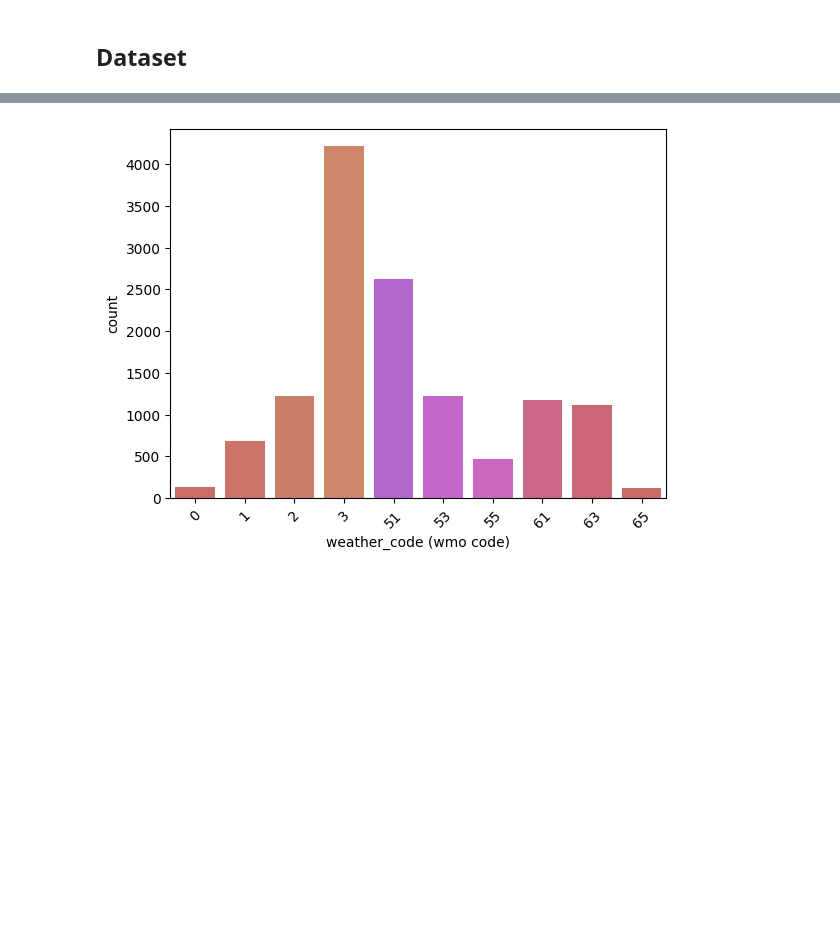
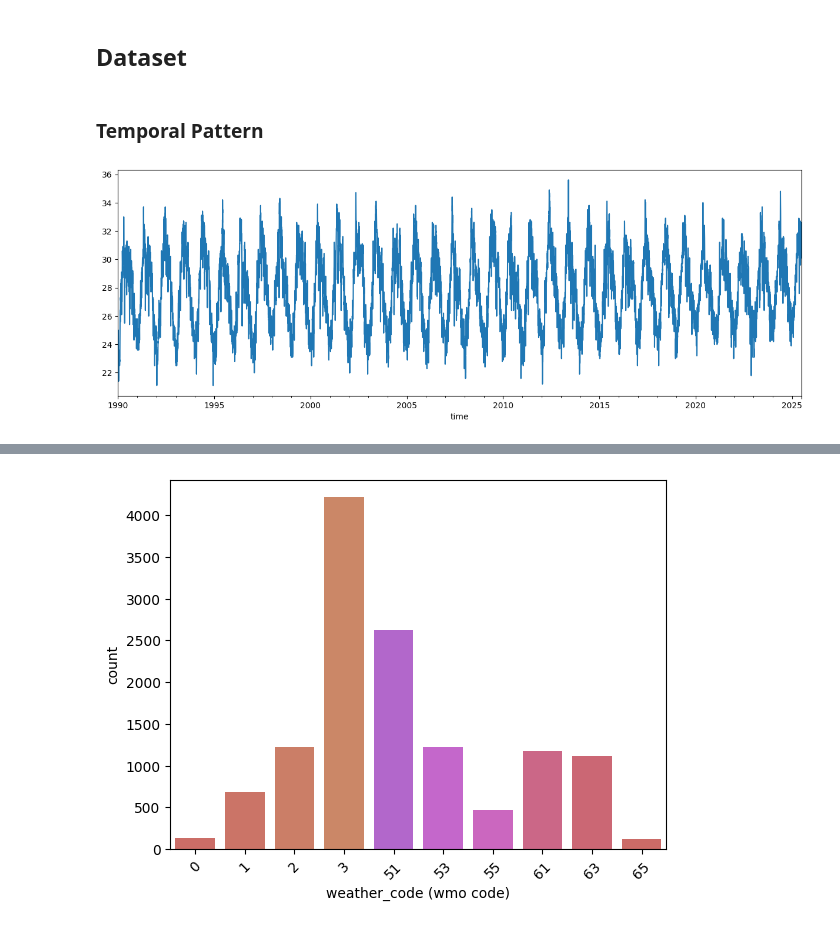
Before and after one commit to Kpranav-Kp/Weather-Prediction, a Jupyter notebook: Weather_Prediction.ipynb, the cells around one changed output, grey strips where cells are left out. Cells and saved outputs as stored; diff of their text form; code cells hidden in the pictures; blank space fills up the shorter version.

```diff
--- a/Weather_Prediction.ipynb
+++ b/Weather_Prediction.ipynb
@@ -16,3 +16,10 @@ import joblib
 weather = pd.read_csv("weather_data_35_years.csv", index_col="time")
 # %%
 weather.index = pd.to_datetime(weather.index)
+# %% [markdown]
+### Temporal Pattern
+# %%
+weather["temperature_2m_mean (°C)"].plot(figsize=(15,5))
+plt.show()
+# %% [output]
+[figure, added]
```
Also changed, not shown: parts of 10 cells of this notebook.
